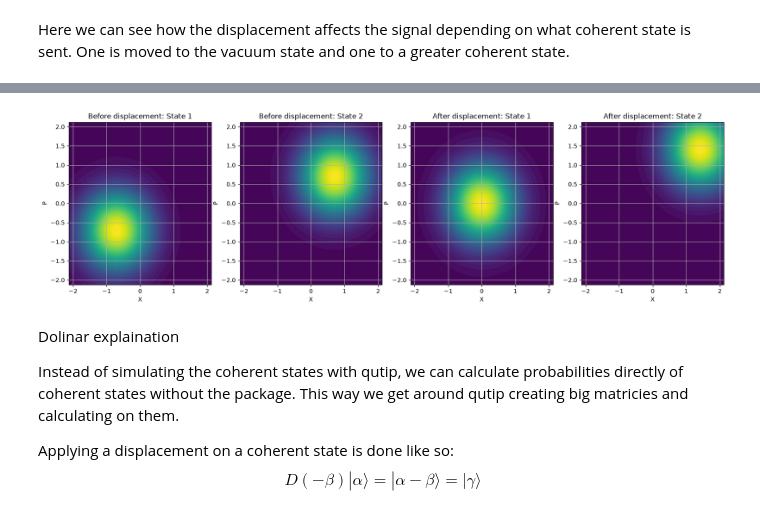
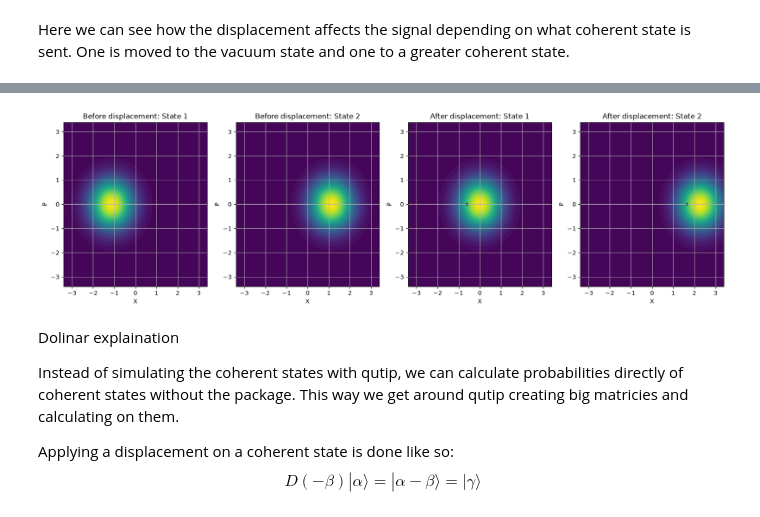
Before and after one commit to eskildpra/Dolinar-Receiver, a Jupyter notebook: test.ipynb, the cells around one changed output, grey strips where cells are left out. Cells and saved outputs as stored; diff of their text form; code cells hidden in the pictures.

```diff
--- a/test.ipynb
+++ b/test.ipynb
@@ -85,6 +86,9 @@ def kennedy_receiver(coherent1, coherent2, N):
     ax2.set_title('Before displacement: State 2')
     ax3.set_title('After displacement: State 1')
     ax4.set_title('After displacement: State 2')
+    #arrows in the after displacement plots to show where the states were moved from
+    ax3.arrow(-0.8*np.sqrt(2), alpha1.imag, 0.5, 0, head_width=0.1, head_length=0.1, fc='k', ec='k')
+    ax4.arrow(0.8*np.sqrt(2), alpha2.imag, 0.5, -alpha2.imag, head_width=0.1, head_length=0.1, fc='k', ec='k')
     print("After displacement:")
     print(f"If state 1 was sent, the probability of detecting a photon is: {prob_of_one1:.4f}")
     print(f"If state 2 was sent, the probability of detecting a photon is: {prob_of_one2:.4f}")
@@ -92,8 +96,8 @@ def kennedy_receiver(coherent1, coherent2, N):
 Here we can see how the displacement affects the signal depending on what coherent state is sent. One is moved to the vacuum state and one to a greater coherent state.
 # %%
 N = 50
-alpha1 = -0.5 - 0.5j
-alpha2 = 0.5 + 0.5j
+alpha1 = -0.8 + 0j
+alpha2 = 0.8 + 0j
 coherent1 = qt.coherent(N, alpha1)
 coherent2 = qt.coherent(N, alpha2)
 kennedy_receiver(coherent1, coherent2, N)
@@ -105,4 +109,4 @@ If state 2 was sent, the probability of detecting a photon is: 0.8647
-[figure, old version]
+[figure, new version]
 # %% [markdown]
 Dolinar explaination
 
```
Also changed, not shown: parts of 10 cells of this notebook.
